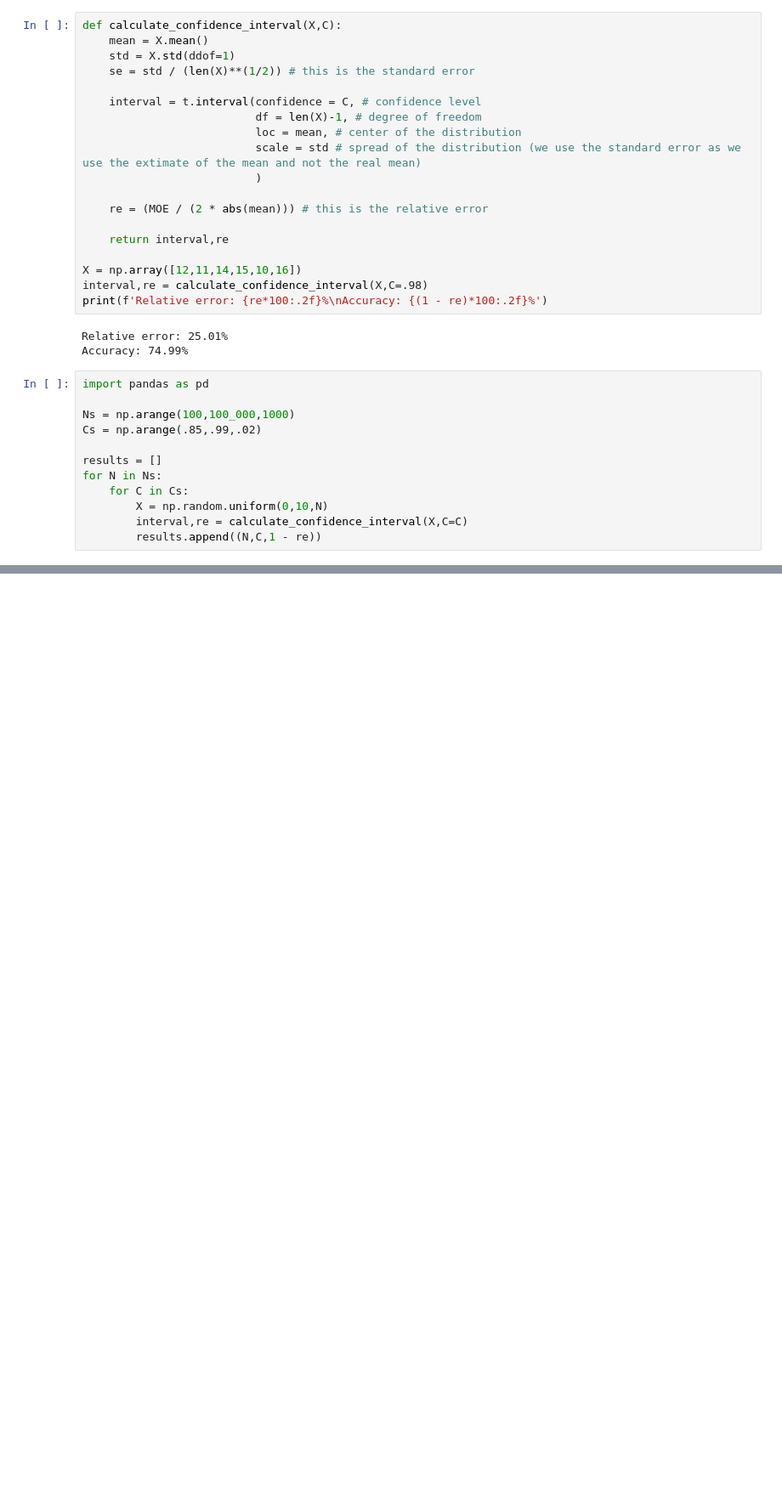
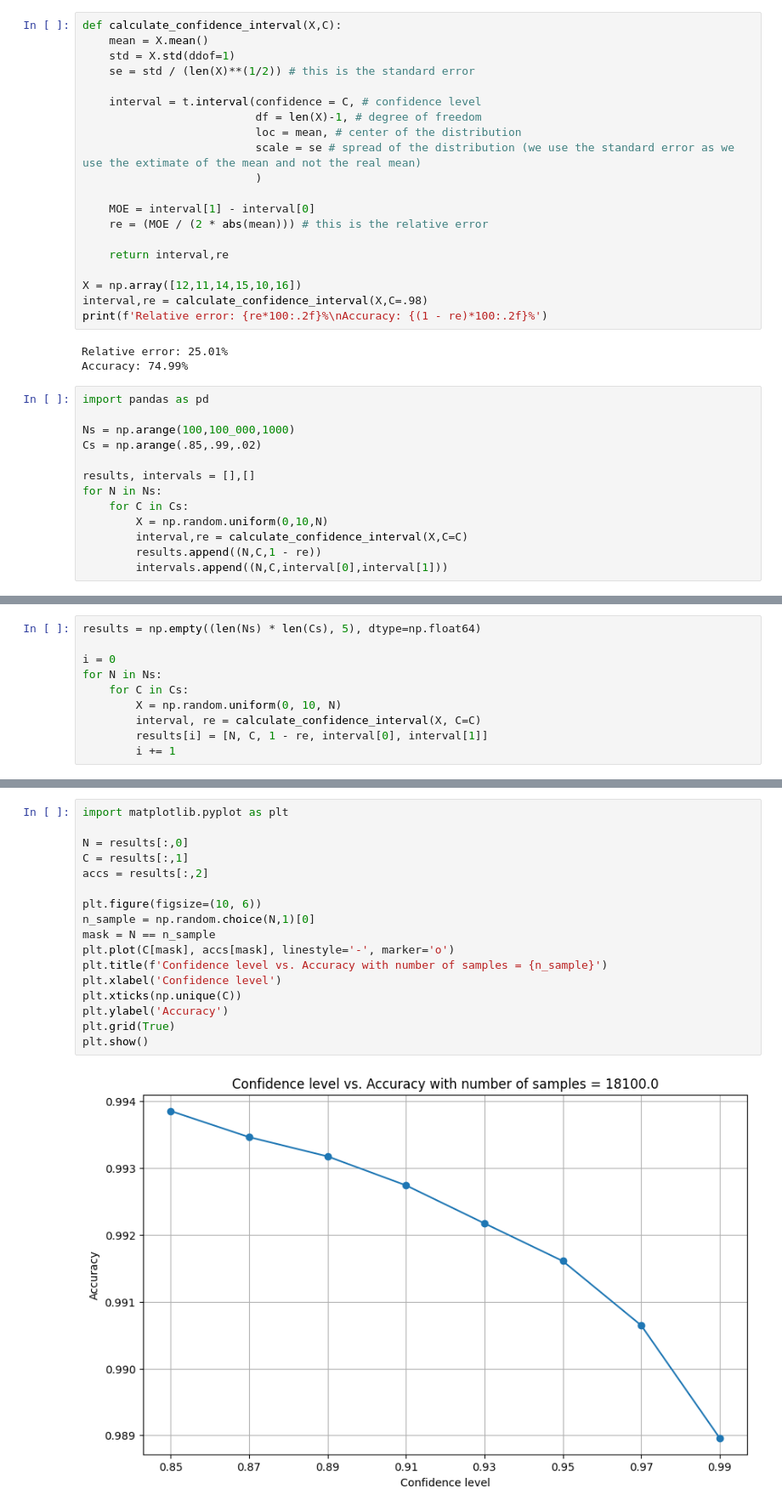
Before and after one commit to edoppiap/casl_labs, a Jupyter notebook: LabG2/labg2.ipynb, the cells around one changed output, grey strips where cells are left out. Shown at 85% size. Drawn from its saved outputs; the diff is of its cells as text; blank space fills up the shorter version.

Commit message:
Plot almost done

```diff
--- a/LabG2/labg2.ipynb
+++ b/LabG2/labg2.ipynb
@@ -54,9 +54,10 @@ def calculate_confidence_interval(X,C):
     interval = t.interval(confidence = C, # confidence level
                           df = len(X)-1, # degree of freedom
                           loc = mean, # center of the distribution
-                          scale = std # spread of the distribution (we use the standard error as we use the extimate of the mean and not the real mean)
+                          scale = se # spread of the distribution (we use the standard error as we use the extimate of the mean and not the real mean)
                           )
 
+    MOE = interval[1] - interval[0]
     re = (MOE / (2 * abs(mean))) # this is the relative error
 
     return interval,re
@@ -73,9 +74,10 @@ import pandas as pd
 Ns = np.arange(100,100_000,1000)
 Cs = np.arange(.85,.99,.02)
 
-results = []
+results, intervals = [],[]
 for N in Ns:
     for C in Cs:
         X = np.random.uniform(0,10,N)
         interval,re = calculate_confidence_interval(X,C=C)
         results.append((N,C,1 - re))
+        intervals.append((N,C,interval[0],interval[1]))
@@ -91,0 +84,10 @@ results_df[results_df['C'] == .93].head()
+# %%
+results = np.empty((len(Ns) * len(Cs), 5), dtype=np.float64)
+
+i = 0
+for N in Ns:
+    for C in Cs:
+        X = np.random.uniform(0, 10, N)
+        interval, re = calculate_confidence_interval(X, C=C)
+        results[i] = [N, C, 1 - re, interval[0], interval[1]]
+        i += 1
@@ -91,0 +99,19 @@ results_df[results_df['C'] == .93].head()
+# %%
+import matplotlib.pyplot as plt
+
+N = results[:,0]
+C = results[:,1]
+accs = results[:,2]
+
+plt.figure(figsize=(10, 6))
+n_sample = np.random.choice(N,1)[0]
+mask = N == n_sample
+plt.plot(C[mask], accs[mask], linestyle='-', marker='o')
+plt.title(f'Confidence level vs. Accuracy with number of samples = {n_sample}')
+plt.xlabel('Confidence level')
+plt.xticks(np.unique(C))
+plt.ylabel('Accuracy')
+plt.grid(True)
+plt.show()
+# %% [output]
+[figure, added]
```
Also changed, not shown: parts of 5 cells of this notebook, 1 other file.
